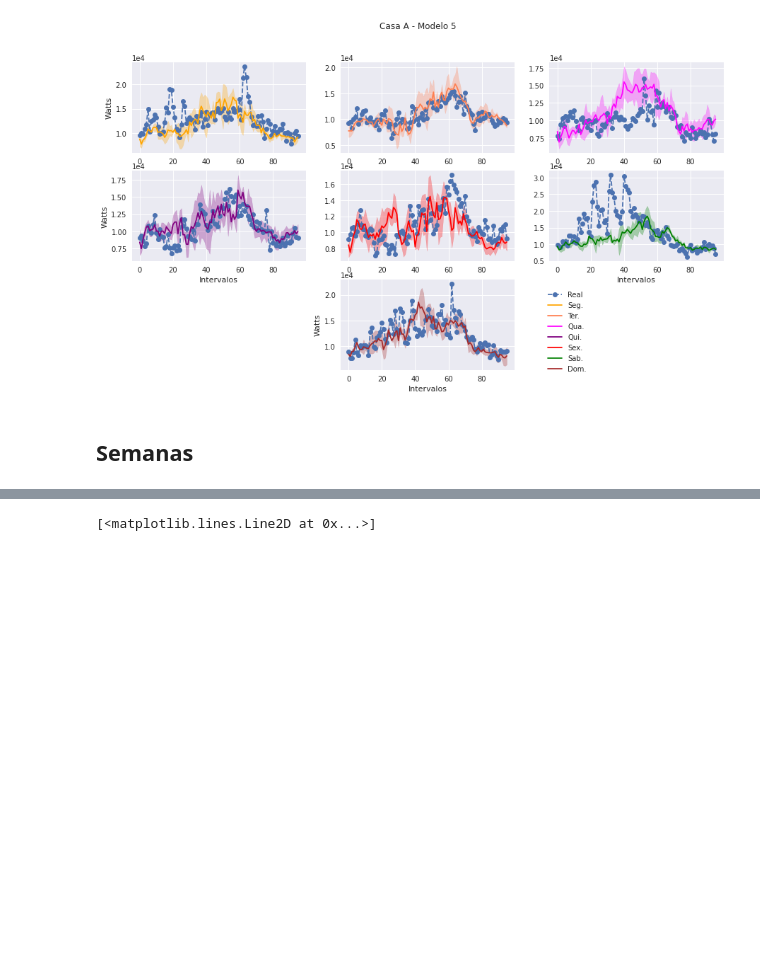
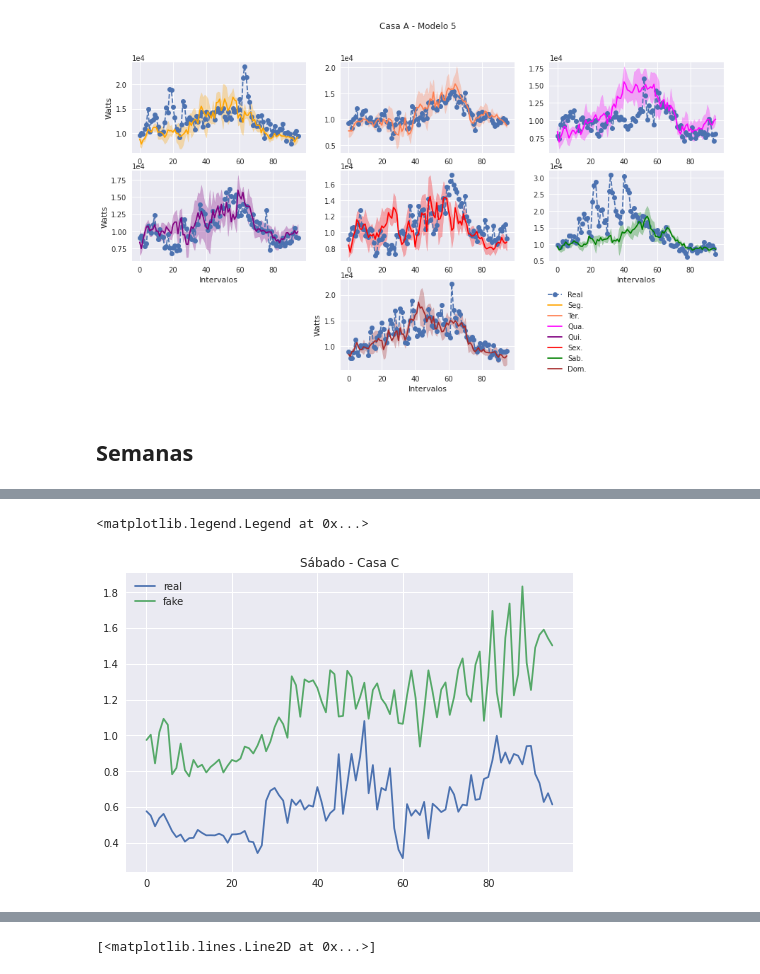
Before and after one commit to ifribeiro/consumo_casas, a Jupyter notebook: gans_casas.ipynb, the cells around one changed output, grey strips where cells are left out. Saved outputs shown, nothing was run; the diff lists cells and outputs as text; code cells hidden in the pictures; blank space fills up the shorter version.

```diff
--- a/gans_casas.ipynb
+++ b/gans_casas.ipynb
@@ -363,0 +475,27 @@ dict_weeks_fake = {wk:p.get_count(df_sample_fake, wk, timestep=96, column='ts')[
+# %%
+lista_datas_C = C['TimestampLocal'].values[:-3]
+# %%
+f = 1
+lista_sab_C = glob.glob("datasets/generated_semanas/C/*.npy")
+fk1 = np.load(lista_sab_C[f])
+fk1 = fk1.flatten()
+nome = 'timegan_{}'.format(f)
+fake_C = np.load("datasets/generated/C/{}.npy".format(nome))
+fake_C = fake_C.flatten()[:len(lista_datas_C)]
+
+dict_fake={
+    'TimestampLocal':lista_datas_C,
+    'Watts':fake_C
+}
+df_fake = pd.DataFrame(dict_fake)
+
+_, lista_datas_sab_C = separar_dias(C, 'C', wk=5)
+
+for i in range(len(lista_datas_sab_C)):
+    idx = df_fake[df_fake['TimestampLocal']==lista_datas_sab_C[i]].index[0]
+    df_fake.loc[idx,'Watts'] = fk1[i]
+
+treino_fake = df_fake['Watts'].values
+
+df_sample_fake = p.get_df(lista_datas_C, treino_fake.reshape(len(treino_fake), 1), timesteps=96)
+dict_weeks_fake = {wk:p.get_count(df_sample_fake, wk, timestep=96, column='ts')['cnt_0'] for wk in range(7)}
@@ -364 +508,17 @@ dict_weeks_fake = {wk:p.get_count(df_sample_fake, wk, timestep=96, column='ts')[
+# %%
+treino = C['Watts'].values[:-3]
+scalerA = MinMaxScaler().fit(treino.reshape(-1,1))
+treino_scaled = scalerA.transform(treino.reshape(-1,1))
+treino_s = treino_scaled.reshape(len(treino)//96, 96, 1)
+
+df_sample = p.get_df(lista_datas_C, treino_s.reshape(len(treino), 1), timesteps=96)
+dict_weeks_real = {wk:p.get_count(df_sample, wk, timestep=96, column='ts')['cnt_0'] for wk in range(7)}
+# %%
+plt.plot(dict_weeks_real[5], label='real')
+plt.plot(dict_weeks_fake[5], label='fake')
+plt.title("Sábado - Casa C")
+plt.legend()
+# %% [output]
+<matplotlib.legend.Legend at 0x...>
+[figure, added]
 # %%
```
Also changed, not shown: parts of 42 cells of this notebook.
